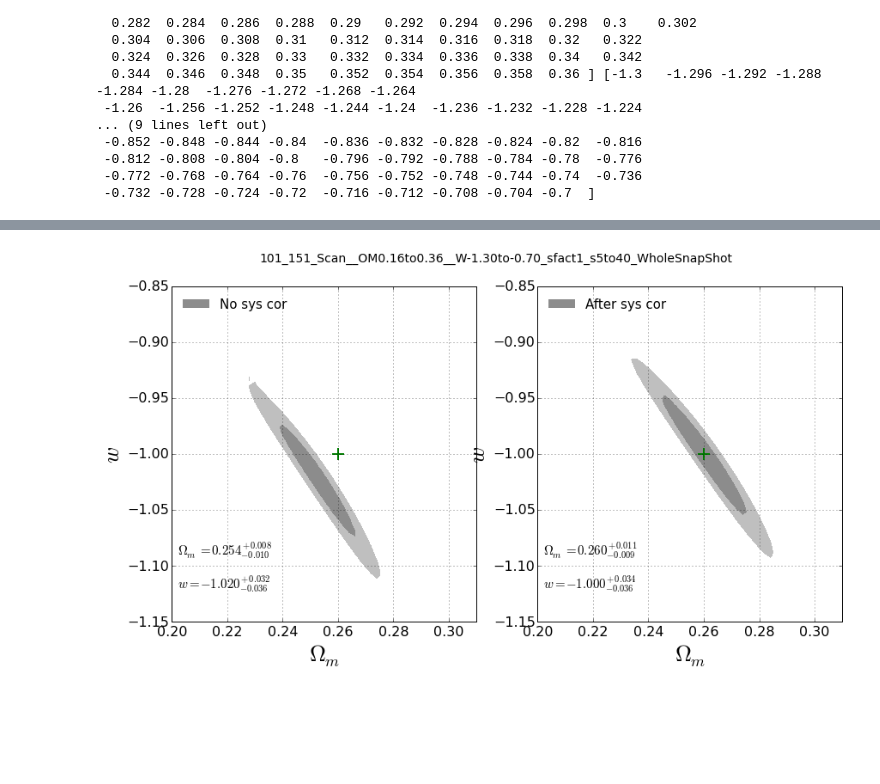
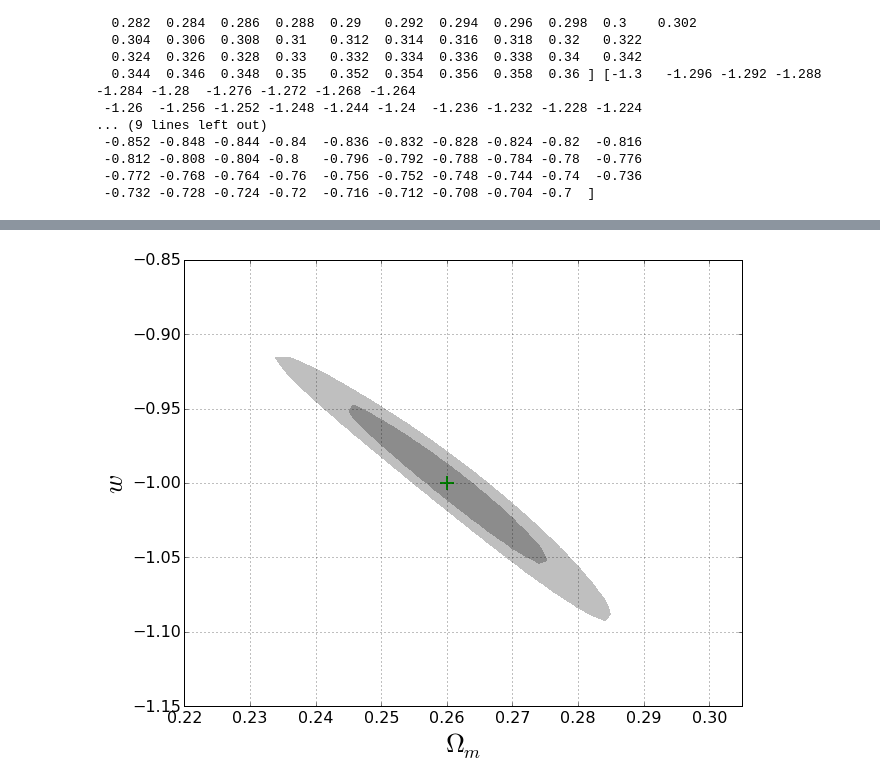
Before and after one commit to xiaodongli1986/LSS_xis, a Jupyter notebook: src/00Calc_Omegam_likelihood.ipynb, the cells around one changed output, grey strips where cells are left out. Drawn from its saved outputs; the diff is of its cells as text; code cells hidden in the pictures; blank space fills up the shorter version.

```diff
--- a/src/00Calc_Omegam_likelihood.ipynb
+++ b/src/00Calc_Omegam_likelihood.ipynb
@@ -319,19 +304,22 @@ chisq_corred_2dlist = [[chisq_corred_dict[omwstr(om,w)] for om in omlist] for w
 # %%
 execfile('/home/xiaodongli/software/pythonlib/stdA.py')
 
 sigs = [sig1,sig2]
 
-fig = plt.figure(figsize=(14,7))
-ax1,ax2 = fig.add_subplot(121), fig.add_subplot(122)
-plot_contour(ax1, omlist, wlist, chisq_uncor_2dlist, sigs=sigs, do_smooth=False, label='No sys cor')
-plot_contour(ax2, omlist, wlist, chisq_corred_2dlist, sigs=sigs, do_smooth=False, label='After sys cor')
-fig.suptitle(scanstr,fontsize=14)
+fig = plt.figure(figsize=(10,8))
+#ax1,ax2 = fig.add_subplot(121), fig.add_subplot(122)
+ax2 =  fig.add_subplot(111)
+#plot_contour(ax1, omlist, wlist, chisq_uncor_2dlist, sigs=sigs, do_smooth=False, #plotformat=2,
+#             nolegend=True, show_marg_rlt=False, label='No sys cor')
+plot_contour(ax2, omlist, wlist, chisq_corred_2dlist, sigs=sigs, do_smooth=False,
+             nolegend=True, show_marg_rlt=False, label='After sys cor')
+#fig.suptitle(scanstr,fontsize=14)
 for ax in [ax1,ax2]:
     #ax.set_xlim(ommin,ommax)
     #ax.set_ylim(wmin,wmax)
-    ax.set_xlim(0.2,0.31)
+    ax.set_xlim(0.22,0.305)
     ax.set_ylim(-1.15,-0.85)
     ax.grid()
-fig.savefig('../plottings/'+scanstr+'.contour.eps', format='eps')
+fig.savefig('../draft/fig9.eps', format='eps')
 # %% [output]
-[figure, old version]
+[figure, new version]
```
Also changed, not shown: parts of 2 cells of this notebook, 10 other files.
